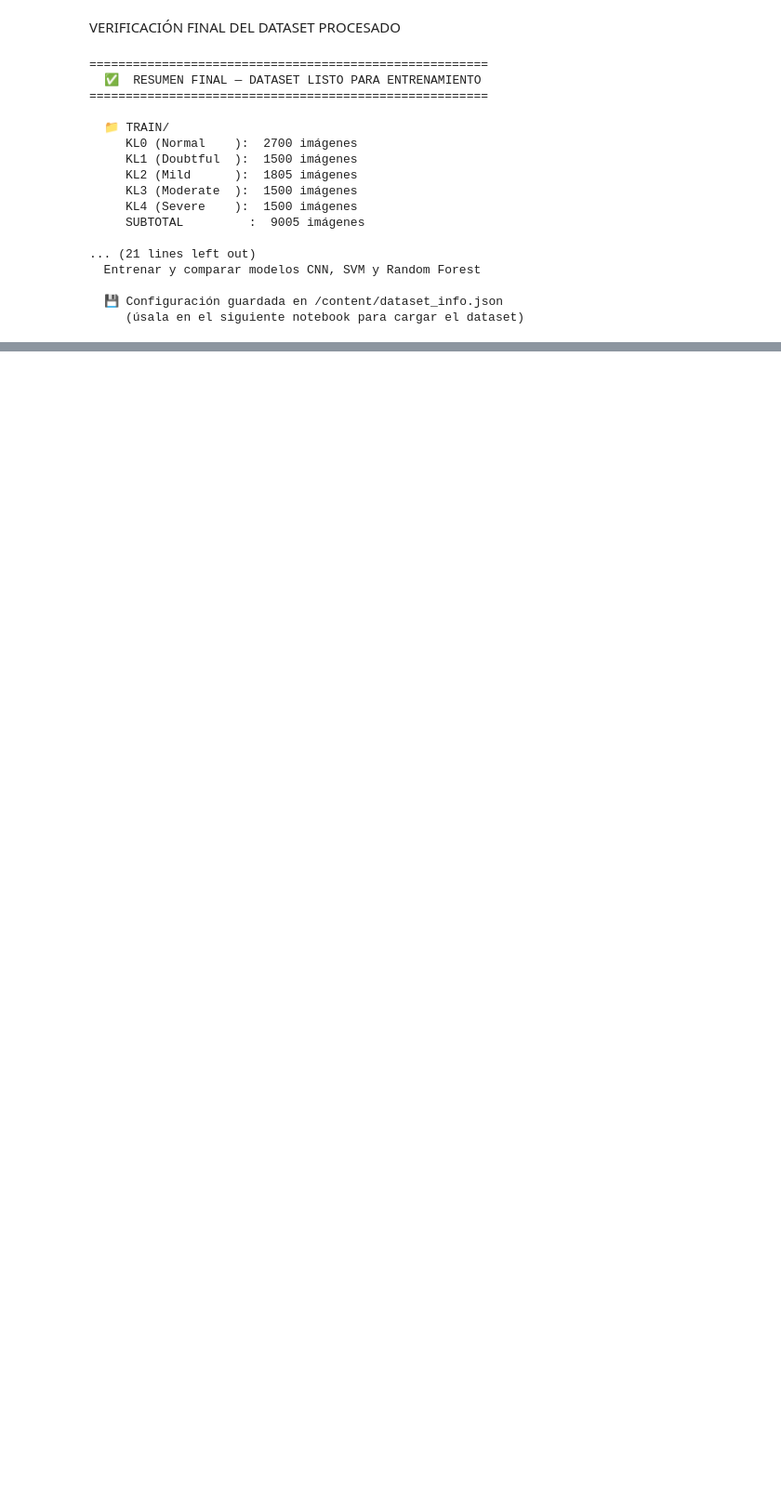
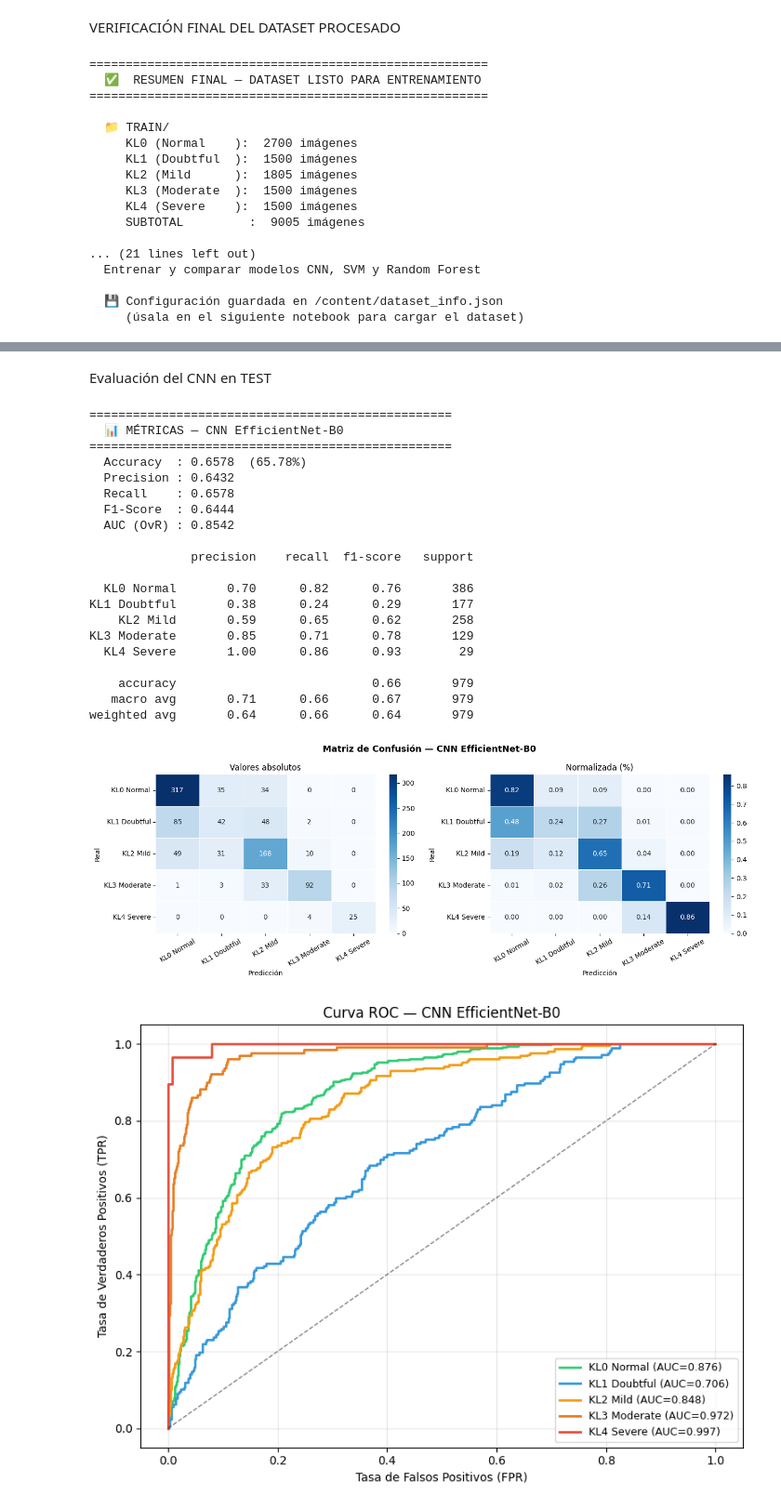
Before and after one commit to maizasernaa/seminario-de-tesis-, a Jupyter notebook: Seminario_de_tesis_Serna.ipynb, the cells around one changed output, grey strips where cells are left out. Shown at 93% size. Drawn from its saved outputs; the diff is of its cells as text; code cells hidden in the pictures; blank space fills up the shorter version.

```diff
--- a/Seminario_de_tesis_Serna.ipynb
+++ b/Seminario_de_tesis_Serna.ipynb
@@ -701,0 +760,14 @@ print("     (úsala en el siguiente notebook para cargar el dataset)")
+# %%
+from pathlib import Path
+
+AUG_PATH = Path('/content/drive/MyDrive/tesis_OA/dataset_aumentado')
+
+for split in ['train', 'val', 'test']:
+    print(f"\n📁 {split.upper()}/")
+    for cls in ['0','1','2','3','4']:
+        cls_dir = AUG_PATH / split / cls
+        if cls_dir.exists():
+            n = len(list(cls_dir.glob('*.png')))
+            print(f"   KL{cls}: {n} imágenes")
+        else:
+            print(f"   KL{cls}: ❌ carpeta no existe")
@@ -701,0 +1454,57 @@ print("     (úsala en el siguiente notebook para cargar el dataset)")
+# %% [markdown]
+Evaluación del CNN en TEST
+# %%
+# Cargar mejor modelo
+cnn_model.load_state_dict(torch.load(best_model_path))
+cnn_model.eval()
+
+y_true_cnn, y_pred_cnn, y_prob_cnn = [], [], []
+
+with torch.no_grad():
+    for imgs, labels in test_loader:
+        imgs = imgs.to(DEVICE)
+        outputs = cnn_model(imgs)
+        probs   = torch.softmax(outputs, dim=1).cpu().numpy()
+        preds   = outputs.argmax(1).cpu().numpy()
+        y_true_cnn.extend(labels.numpy())
+        y_pred_cnn.extend(preds)
+        y_prob_cnn.extend(probs)
+
+y_true_cnn = np.array(y_true_cnn)
+y_pred_cnn = np.array(y_pred_cnn)
+y_prob_cnn = np.array(y_prob_cnn)
+
+metricas_cnn = calcular_metricas(y_true_cnn, y_pred_cnn, y_prob_cnn,
+                                   'CNN EfficientNet-B0')
+metricas_cnn['tiempo_entrenamiento'] = cnn_time
+
+graficar_confusion(y_true_cnn, y_pred_cnn,
+                   'CNN EfficientNet-B0',
+                   '/content/08_cnn_confusion.png')
+
+graficar_roc(y_true_cnn, y_prob_cnn,
+             'CNN EfficientNet-B0',
+             '/content/09_cnn_roc.png')
+# %% [output]
+==================================================
+  📊 MÉTRICAS — CNN EfficientNet-B0
+==================================================
+  Accuracy  : 0.6578  (65.78%)
+  Precision : 0.6432
+  Recall    : 0.6578
+  F1-Score  : 0.6444
+  AUC (OvR) : 0.8542
+
+              precision    recall  f1-score   support
+
+  KL0 Normal       0.70      0.82      0.76       386
+KL1 Doubtful       0.38      0.24      0.29       177
+    KL2 Mild       0.59      0.65      0.62       258
+KL3 Moderate       0.85      0.71      0.78       129
+  KL4 Severe       1.00      0.86      0.93        29
+
+    accuracy                           0.66       979
+   macro avg       0.71      0.66      0.67       979
+weighted avg       0.64      0.66      0.64       979
+[figure, added]
+[figure, added]
```
Also changed, not shown: parts of 18 cells of this notebook.
